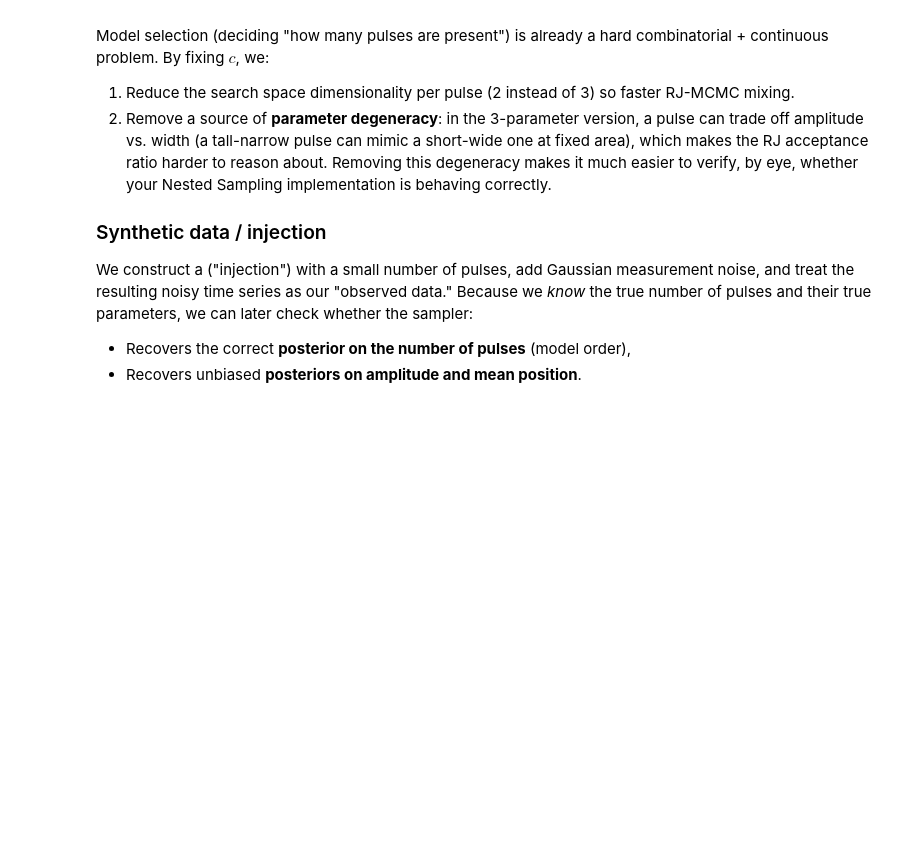
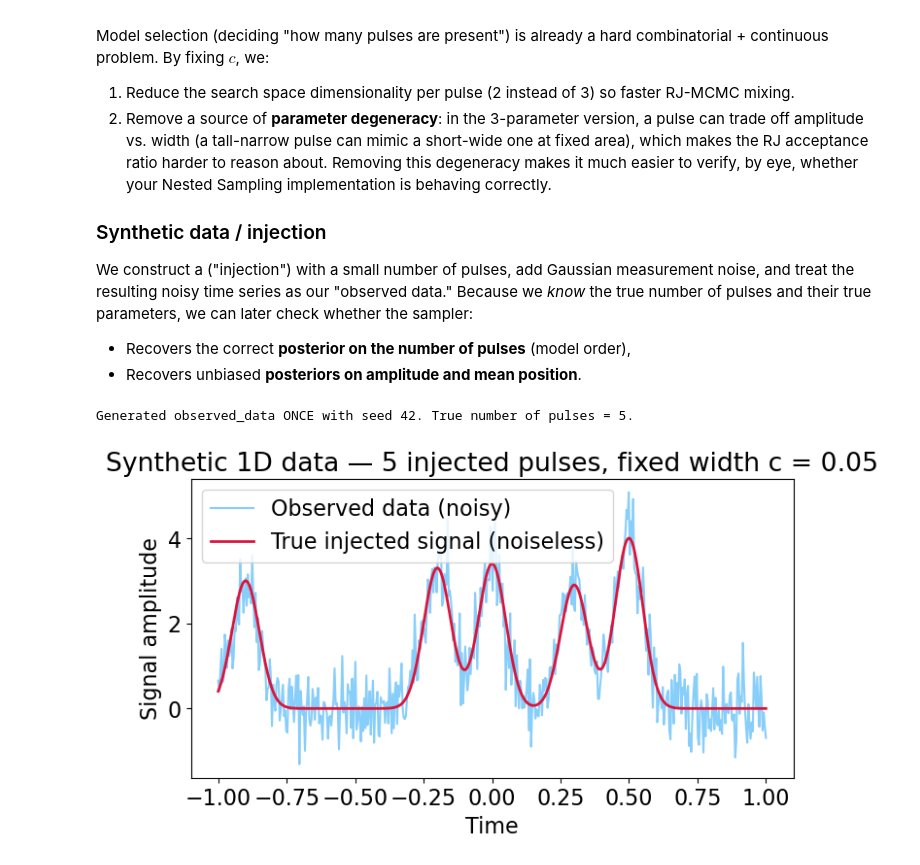
Before and after one commit to StratosKour/transdimensional-nested-sampler, a Jupyter notebook: Transnested.ipynb, the cells around one changed output. Drawn from its saved outputs; the diff is of its cells as text; code cells hidden in the pictures; blank space fills up the shorter version.

```diff
--- a/Transnested.ipynb
+++ b/Transnested.ipynb
@@ -68,7 +68,7 @@ We construct a ("injection") with a small number of pulses, add Gaussian measure
 
 # 2.1 - Single pulse model
 
-pulse_width = 0.1 # This is c in the Gaussin formula. It is identical for every pulse in the model
+pulse_width = 0.05 # This is c in the Gaussin formula. It is identical for every pulse in the model
 
 def single_gaussian_pulse(time_axis, amplitude, mean):
     pulse_values = amplitude * np.exp(-((time_axis - mean) ** 2) / (2 * pulse_width ** 2))
@@ -98,30 +98,78 @@ def combine_all_pulses(time_axis, parameters):
     combined_signal = np.zeros_like(time_axis)
 
     # 1st round of loop: takes [3.3, -0.2]
     # 2nd round of loop: takes [2.9, 0.3]
     for single_pulse_parameters in parameters:
 
         # Unpacking the box: e.g., amplitude gets 3.3, mean gets -0.2
         amplitude, mean = single_pulse_parameters
 
         # Draws the pulse using 3.3 and -0.2, then adds it (+) to the existing combined_signal
         combined_signal += single_gaussian_pulse(time_axis, amplitude, mean)
 
     # After the loop finishes, returns the fully constructed waveform containing all pulses
     return combined_signal
 
 # 2.3 Build the time axis
 number_of_time_samples = 500
 time_axis = np.linspace(-1,1,number_of_time_samples)
 
 # 2.4 - Define the TRUE injected pulses
 true_injected_pulse_parameters = [
     [3.3, -0.2],
     [3.4,  0.0],
     [2.9,  0.3],
+    [4, 0.5],
+    [3,-0.9]
 ]
 
 true_number_of_pulses = len(true_injected_pulse_parameters)
 noiseless_injected_signal = combine_all_pulses(time_axis, true_injected_pulse_parameters)
 
 # 2.5 Add Gaussian measurement noise to build the "observed data"
+
+noise_standard_deviation = 0.5
+
+"""
+WHY WE DO THIS:
+If we didn't have this check, re-running this cell would create NEW random noise every single time.
+This means our 'observed_data' would change behind our back, ruining our analysis.
+"""
+
+# Check if the variable 'observed_data' already exists in the notebook's memory (locals).
+if 'observed_data' not in locals():
+
+
+    # 1. Create the random noise (the "snow" on the signal)
+    measurement_noise = noise_standard_deviation * np.random.randn(number_of_time_samples)
+
+    # 2. Add the noise to our perfect, noiseless model to create the final fake data
+    observed_data = noiseless_injected_signal + measurement_noise
+
+    # 3. Print a message so we know it was successfully created
+    print(f"Generated observed_data ONCE with seed 42. "
+          f"True number of pulses = {true_number_of_pulses}.")
+
+else:
+
+    # -- THIS RUNS IF YOU ACCIDENTALLY (OR INTENTIONALLY) RE-RUN THE CELL --
+
+    # The computer sees the data is already there, so it skips the random generation
+    # and just prints this warning message instead.
+    print("observed_data already exists in memory — SKIPPING regeneration "
+          "(delete the variable manually if you really want to resample noise).")
+
+# 2.6 — Visualize: does the noisy data plausibly hide the injected signal?
+
+plt.figure(figsize=(8, 4))
+plt.plot(time_axis, observed_data, color="lightskyblue", label="Observed data (noisy)")
+plt.plot(time_axis, noiseless_injected_signal, color="crimson", lw=2, label="True injected signal (noiseless)")
+plt.xlabel("Time")
+plt.ylabel("Signal amplitude")
+plt.title(f"Synthetic 1D data — {true_number_of_pulses} injected pulses, "
+          f"fixed width c = {pulse_width}")
+plt.legend()
+plt.show()
+# %% [output]
+Generated observed_data ONCE with seed 42. True number of pulses = 5.
+[figure, added]
```
Also changed, not shown: parts of 2 cells of this notebook.
